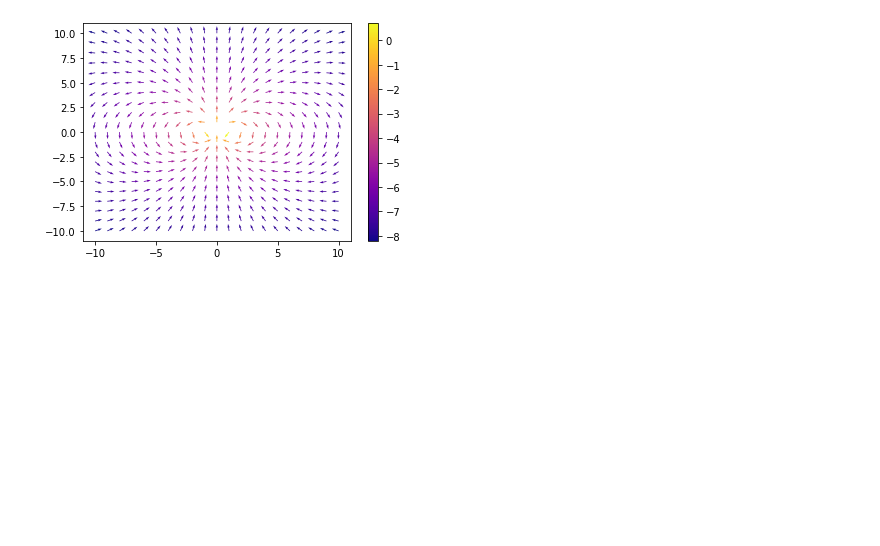
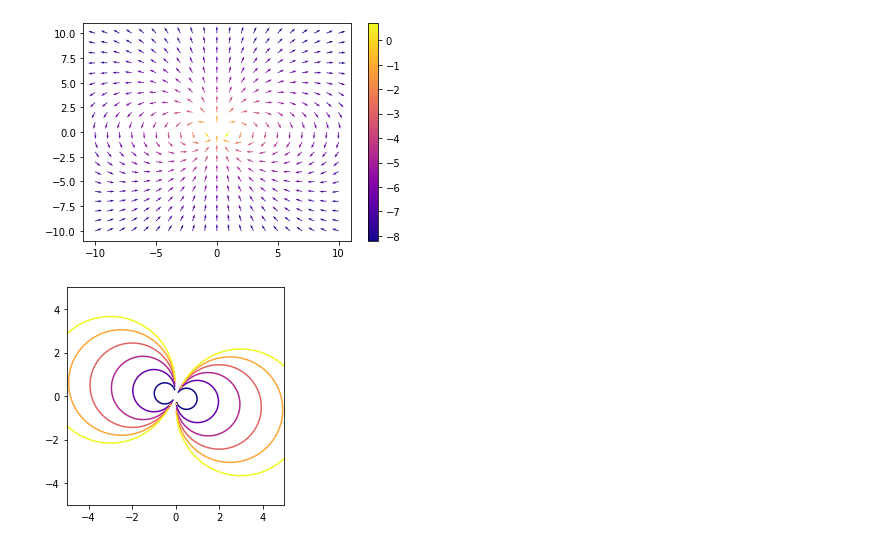
Before and after one commit to nabilbrice/bfield-autodiff, a Jupyter notebook: visualise.ipynb, the cells around one changed output. Saved outputs shown, nothing was run; the diff lists cells and outputs as text; code cells hidden in the pictures; blank space fills up the shorter version.

Commit message:
added fieldline_coordinate for vis of field lines

```diff
--- a/visualise.ipynb
+++ b/visualise.ipynb
@@ -29,3 +31,19 @@ plt.colorbar()
 # %% [output]
 <matplotlib.colorbar.Colorbar at 0x...>
 [figure]
+# %%
+tilted_dipole = mpf.Bfield([0., 0.0, 1.0], jnp.array([1.,0.,0.]))
+# %%
+xs = jnp.linspace(-5.,5.,301)
+zs = jnp.linspace(-5.,5.,301)
+
+Xs, Zs = jnp.meshgrid(xs, zs, indexing='ij')
+
+fieldline_vNv = jax.vmap(tilted_dipole.fieldline_coordinate, in_axes=(0,None,0), out_axes=0)
+fieldline_mNm = jax.vmap(fieldline_vNv, in_axes=(1,None,1), out_axes=0)
+
+plt.contour(Zs, Xs, fieldline_mNm(Xs, 0.0, Zs), [1.0, 2.0, 3.0, 4.0, 5.0, 6.0], cmap='plasma')
+plt.gca().set_aspect('equal', adjustable='box')
+plt.show()
+# %% [output]
+[figure, added]
```
Also changed, not shown: parts of 1 cell of this notebook, 1 other file.
